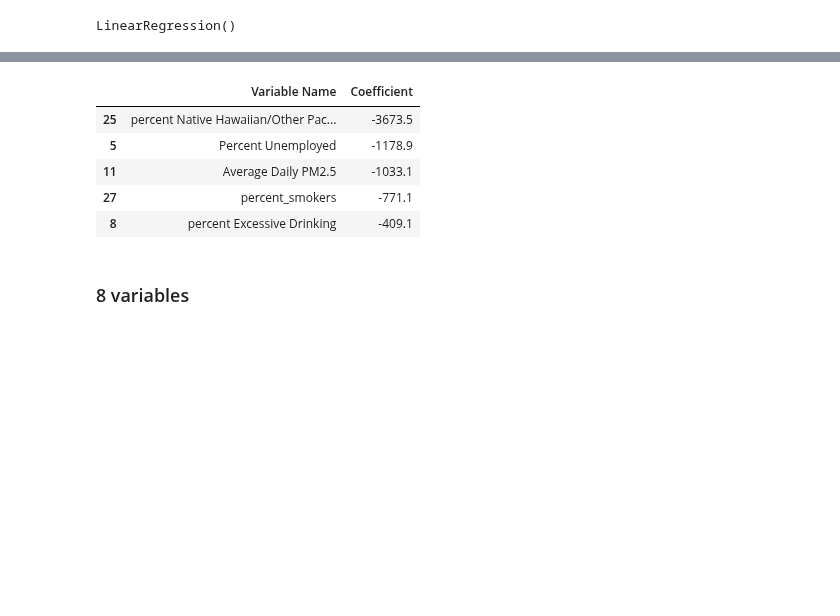
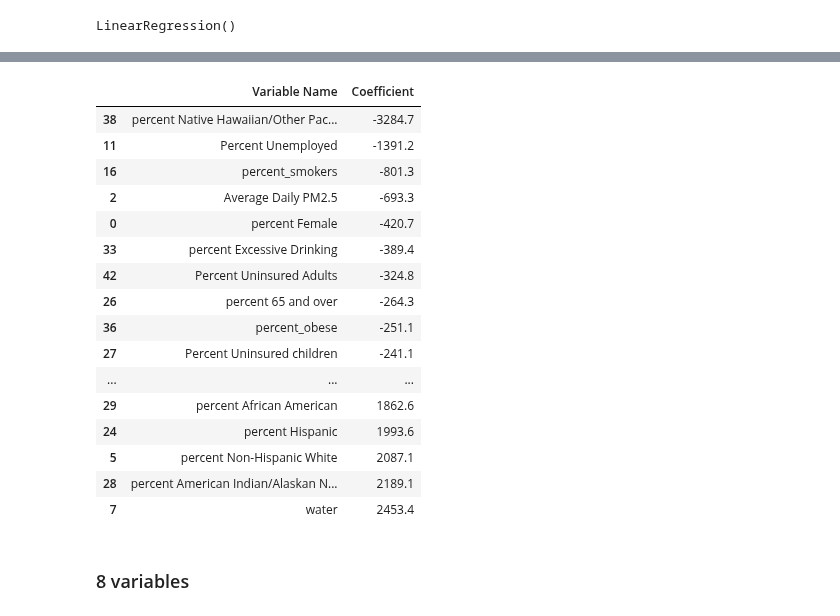
Before and after one commit to rafirahman27/Preparing_for_the_next_Pandemic, a Jupyter notebook: Models v2.ipynb, the cells around one changed output, grey strips where cells are left out. Saved outputs shown, nothing was run; the diff lists cells and outputs as text; code cells hidden in the pictures; blank space fills up the shorter version.

```diff
--- a/Models v2.ipynb
+++ b/Models v2.ipynb
@@ -25,6 +25,6 @@ from sklearn.ensemble import VotingRegressor
 from sklearn.ensemble import RandomForestRegressor, ExtraTreesRegressor
 from sklearn.ensemble import AdaBoostRegressor, GradientBoostingRegressor
 # %%
-df = pd.read_csv('Data/Cleaned/county_df2.csv')
+df = pd.read_csv('Data/Cleaned/county_df3.csv')
 df.head()
 # %% [output]
@@ -38,23 +37,0 @@ df.head()
-# %%
-# Drop rows that we will not be using
-df.drop(columns = ['County', 'YPLL Rate (Black)', 'YPLL Rate (Hispanic)', 'YPLL Rate (White)', 'Number Uninsured', 'Number Primary Care Physicians', 'FIPS_y', 'Number pre-mature Deaths',
-                        'Preventable Hosp. Rate (Black)', 'Preventable Hosp. Rate (Hispanic)', 'Preventable Hosp. Rate (White)',  'Percent Vaccinated Flu (Black)', 'Percent Uninsured',
-                        'Percent  Vaccinated (Hispanic) Flu', 'Percent Vaccinated (White) Flu', 'Number Some College', 'Number Unemployed', 'Labor Force', 'PCP Ratio',
-                        '80th Percentile Income', '20th Percentile Income', '95% CI - Low', '95% CI - High', 'Life Expectancy (Black)', 'Life Expectancy (Hispanic)',
-                        'Life Expectancy (White)', 'Number HIV Cases', 'Household income (Black)', 'Household income (Hispanic)', 'Household income (White)'], inplace = True)
-# %%
-# Make FIPS index
-df.set_index('FIPS_x', inplace=True)
-
-# Dummify  Presence of water violation
-df['water'] = df['Presence of water violation'].map({'No': 0, 'Yes': 1})
-df.drop(columns = ['Presence of water violation', 'State'], inplace = True)
-
-# Set case and deaths
-df['cases'] = df['cases_2022']
-df['deaths'] = df['deaths_2022']
-df.drop(columns = ['cases_2020', 'cases_2021', 'cases_2022', 'deaths_2020', 'deaths_2021', 'deaths_2022'], inplace = True)
-
-# Drop NA values
-df.dropna(inplace=True)
-df.shape
@@ -84,12 +59,23 @@ Test Score: 0.9301377525966599
 # %%
-pd.DataFrame(set(zip(X.columns, lr_county_cases.coef_)), columns = ['Variable Name', 'Coefficient']).sort_values('Coefficient').round(1).head(5)
+pd.DataFrame(set(zip(X.columns, lr_county_cases.coef_)), columns = ['Variable Name', 'Coefficient']).sort_values('Coefficient').round(1)
 # %% [output]
 |  | Variable Name | Coefficient |
-| 25 | percent Native Hawaiian/Other Pac... | -3673.5 |
-| 5 | Percent Unemployed | -1178.9 |
-| 11 | Average Daily PM2.5 | -1033.1 |
-| 27 | percent_smokers | -771.1 |
-| 8 | percent Excessive Drinking | -409.1 |
+| 38 | percent Native Hawaiian/Other Pac... | -3284.7 |
+| 11 | Percent Unemployed | -1391.2 |
+| 16 | percent_smokers | -801.3 |
+| 2 | Average Daily PM2.5 | -693.3 |
+| 0 | percent Female | -420.7 |
+| 33 | percent Excessive Drinking | -389.4 |
+| 42 | Percent Uninsured Adults | -324.8 |
+| 26 | percent 65 and over | -264.3 |
+| 36 | percent_obese | -251.1 |
+| 27 | Percent Uninsured children | -241.1 |
+| ... | ... | ... |
+| 29 | percent African American | 1862.6 |
+| 24 | percent Hispanic | 1993.6 |
+| 5 | percent Non-Hispanic White | 2087.1 |
+| 28 | percent American Indian/Alaskan N... | 2189.1 |
+| 7 | water | 2453.4 |
 # %% [markdown]
 ### 8 variables
 # %%
```
Also changed, not shown: parts of 3 cells of this notebook, 2 other files.
